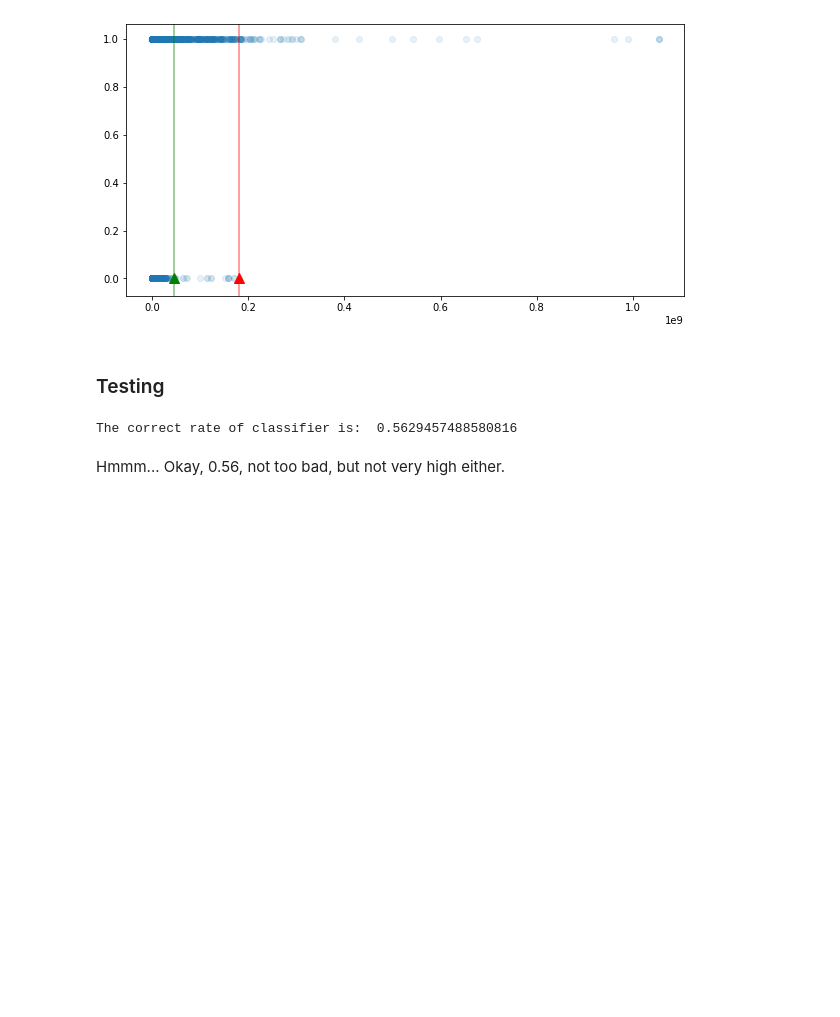
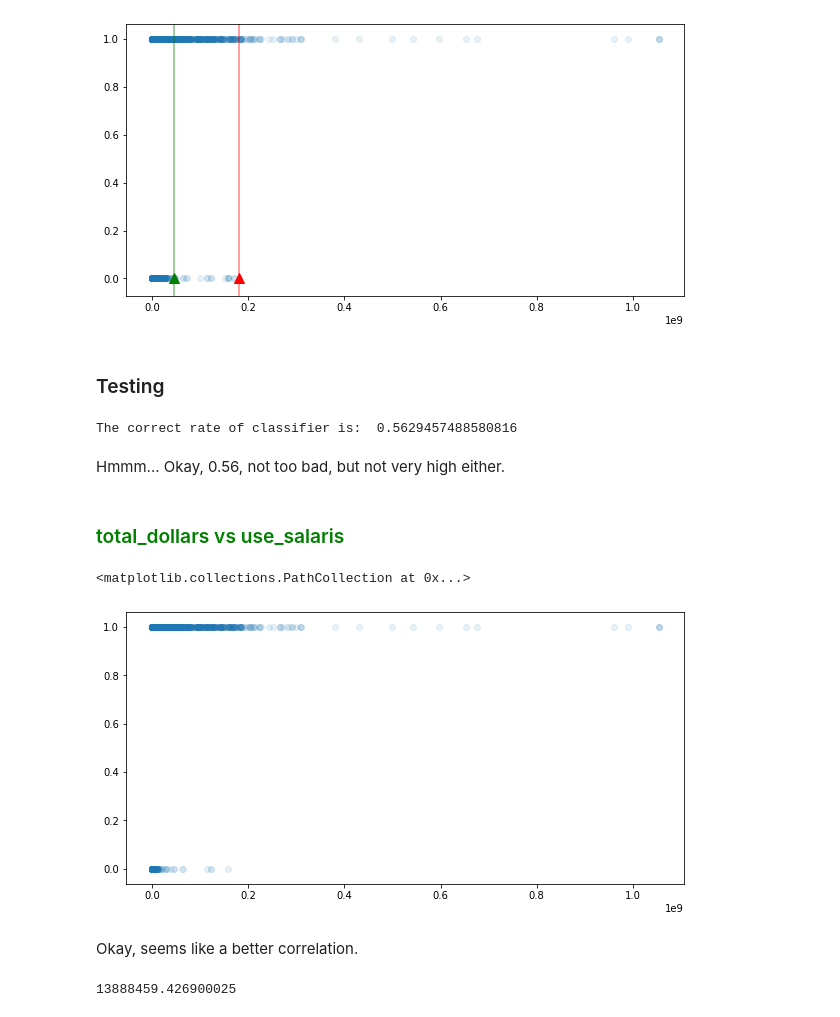
Before and after one commit to ChangyuYan/Paytype-Classifier, a Jupyter notebook: Analysis.ipynb, the cells around one changed output. Drawn from its saved outputs; the diff is of its cells as text; code cells hidden in the pictures; blank space fills up the shorter version.

```diff
--- a/Analysis.ipynb
+++ b/Analysis.ipynb
@@ -150,12 +143,42 @@ for amount in test.total_dollars:
 # %%
-count = len(prediction)
-truth = list(test.is_productive)
-correct_count = 0
-for i in range(count):
-    if prediction[i] == truth[i]:
-        correct_count += 1
-print("The correct rate of classifier is: ", correct_count / count)
+def testing(threshold, attribute):
+    prediction = []
+    for amount in test.total_dollars:
+        if amount > threshold:
+            prediction.append(1)
+        else:
+            prediction.append(0)
+
+    count = len(prediction)
+    if attribute == "is_productive":
+        truth = list(test.is_productive)
+    elif attribute == "use_salaries":
+        truth = list(test.use_salaries)
+    elif attribute == "use_hours":
+        truth = list(test.use_hours)
+    correct_count = 0
+    for i in range(count):
+        if prediction[i] == truth[i]:
+            correct_count += 1
+    print("The correct rate of classifier is: ", correct_count / count)
-# %% [output]
-The correct rate of classifier is:  0.5629457488580816
+# %%
+testing(45303660, "is_productive")
+# %% [output]
+The correct rate of classifier is:  0.5629457488580816
 # %% [markdown]
 Hmmm... Okay, 0.56, not too bad, but not very high either.
+# %% [markdown]
+<h3 style="color:green"> total_dollars vs use_salaris </h3>
+# %%
+fig = plt.figure(figsize=(10, 5))
+plt.scatter(x = train.total_dollars, y = train.use_salaries, alpha = 0.1)
+# %% [output]
+<matplotlib.collections.PathCollection at 0x...>
+[figure, added]
+# %% [markdown]
+Okay, seems like a better correlation.
+# %%
+threshold = np.percentile(a = train[train.use_salaries == 0].total_dollars, q = 99.7)
+threshold
+# %% [output]
+13888459.426900025
```
Also changed, not shown: parts of 7 cells of this notebook.
